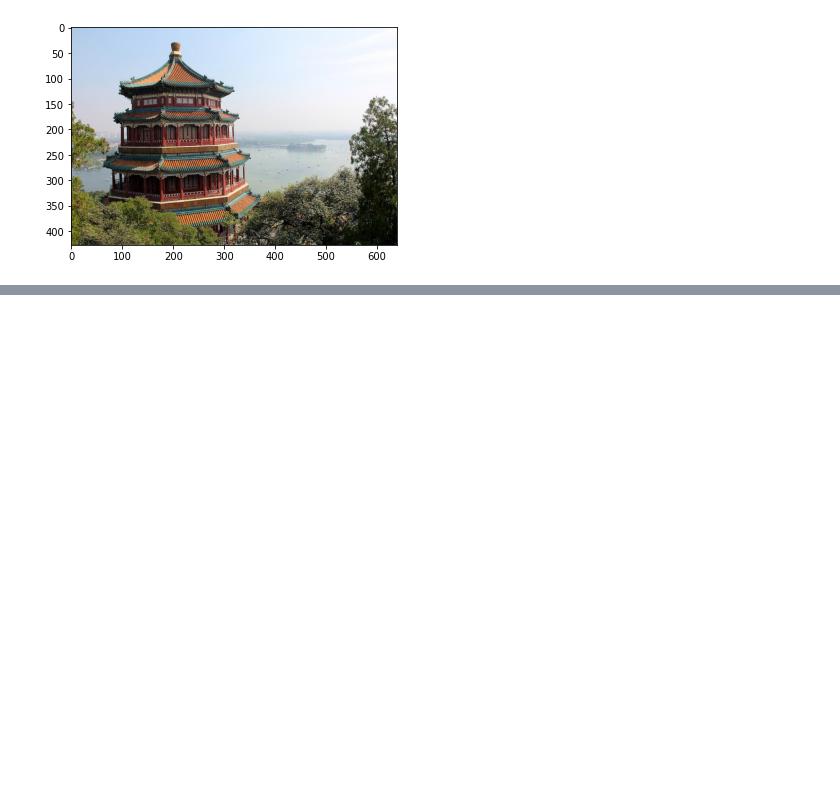
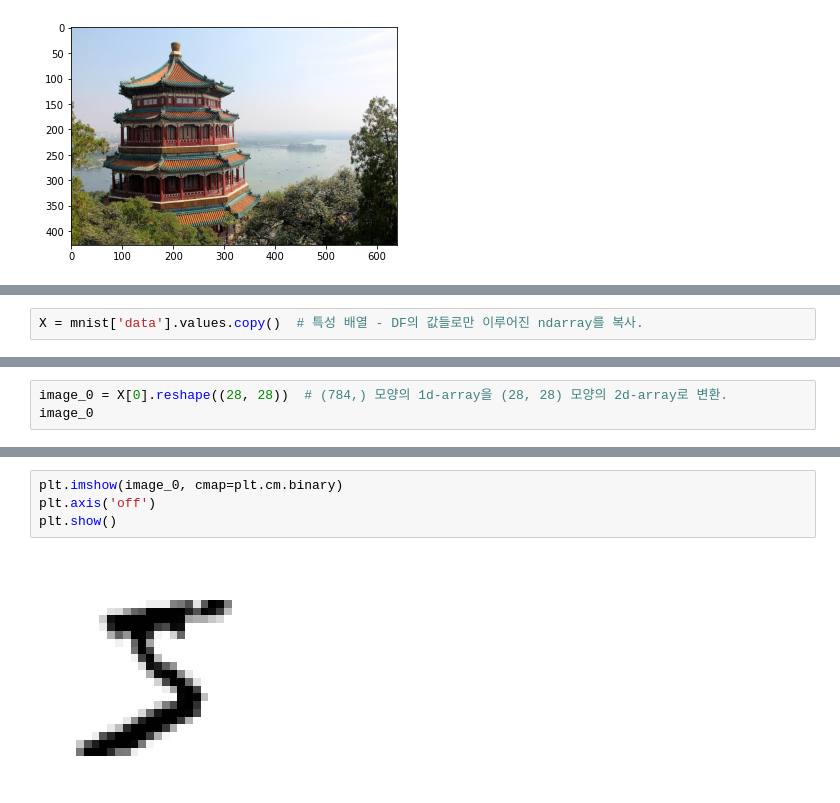
Before and after one commit to JakeOh/202208_itw_java134_lab_python, a Jupyter notebook: ml05_mnist.ipynb, the cells around one changed output, grey strips where cells are left out. Cells and saved outputs as stored; diff of their text form; blank space fills up the shorter version.

```diff
--- a/ml05_mnist.ipynb
+++ b/ml05_mnist.ipynb
@@ -68,0 +102,2 @@ plt.show()
+# %%
+X = mnist['data'].values.copy()  # 특성 배열 - DF의 값들로만 이루어진 ndarray를 복사.
@@ -68,0 +142,3 @@ plt.show()
+# %%
+image_0 = X[0].reshape((28, 28))  # (784,) 모양의 1d-array을 (28, 28) 모양의 2d-array로 변환.
+image_0
@@ -68,0 +163,6 @@ plt.show()
+# %%
+plt.imshow(image_0, cmap=plt.cm.binary)
+plt.axis('off')
+plt.show()
+# %% [output]
+[figure, added]
```
Also changed, not shown: parts of 18 cells of this notebook.
